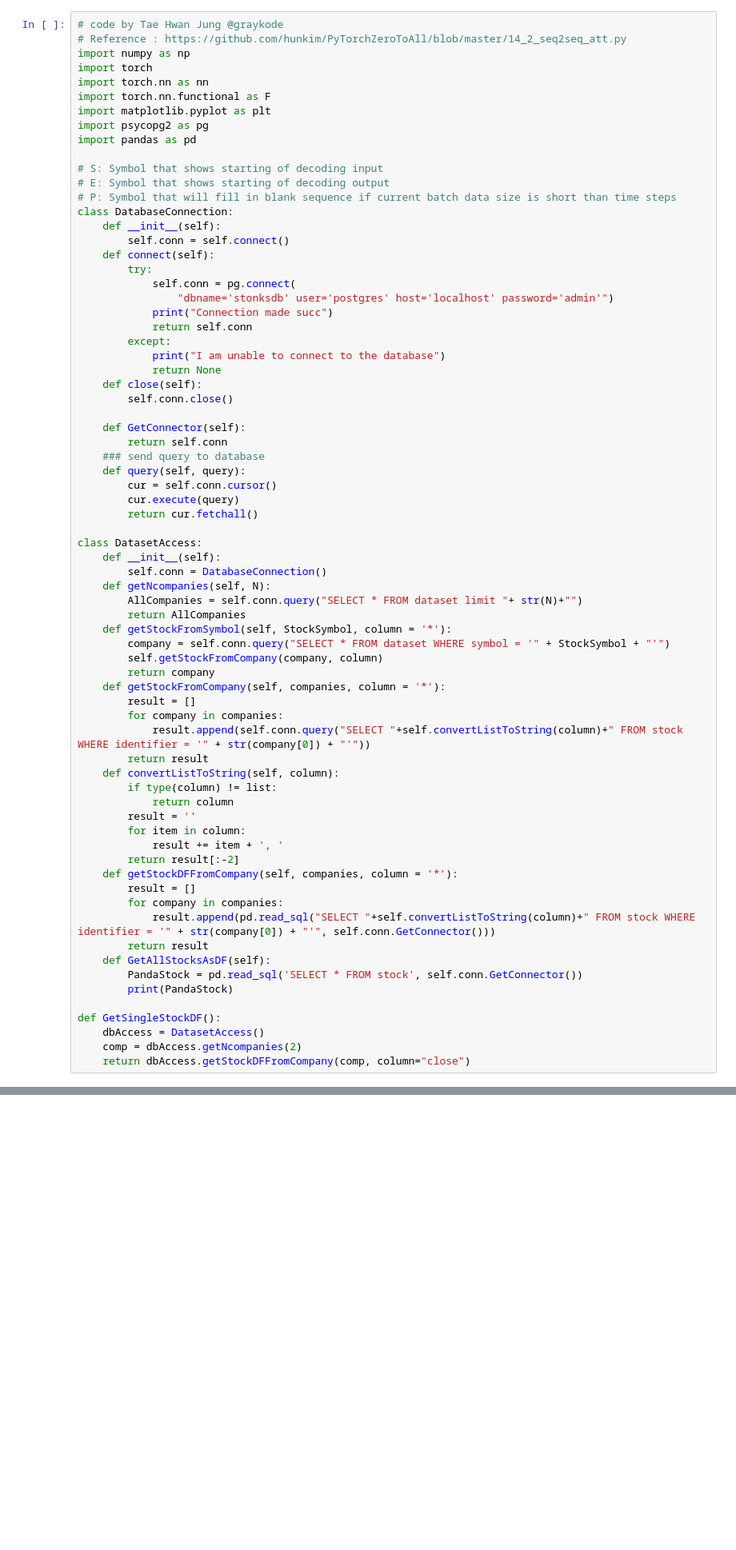
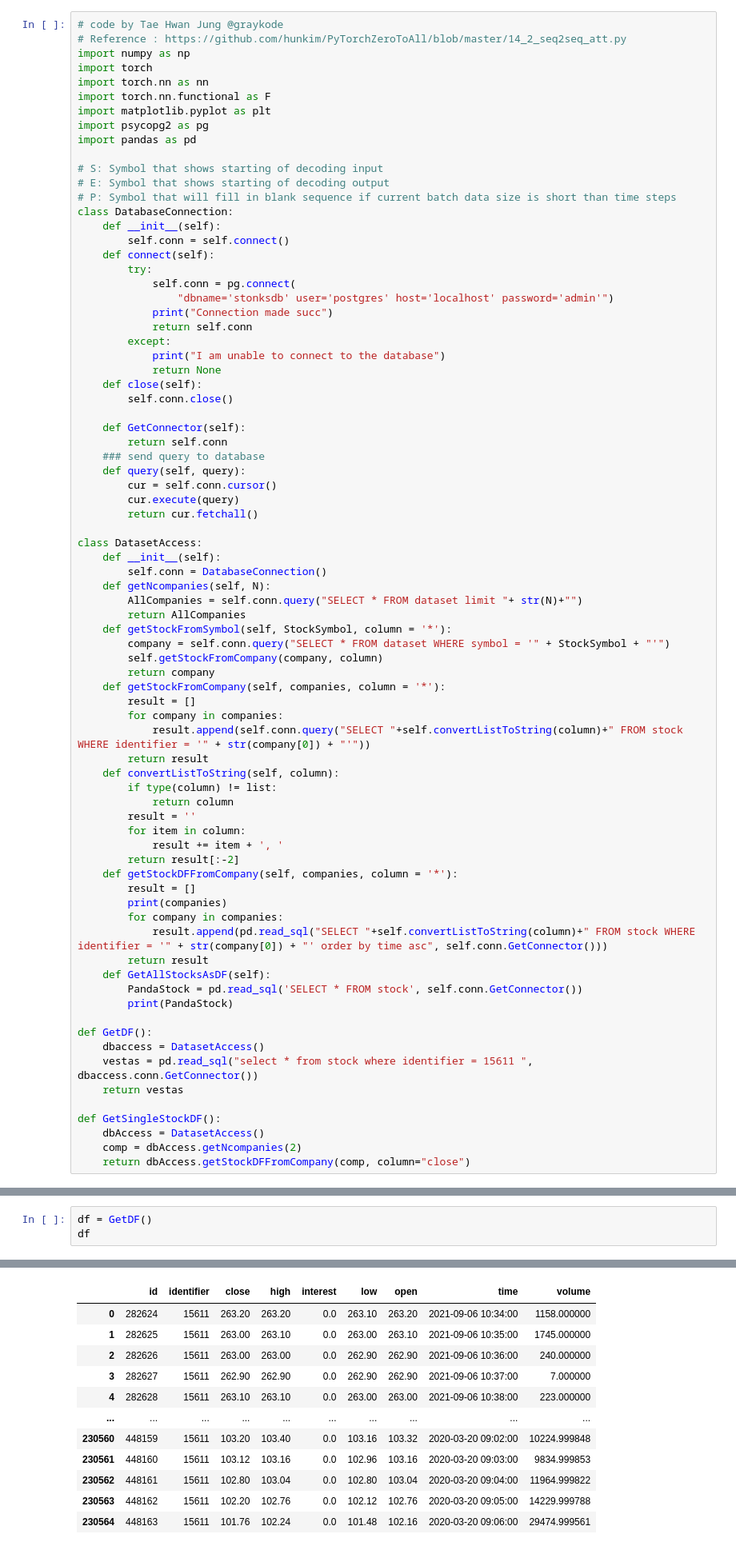
Before and after one commit to Biksbois/BiksStonks, a Jupyter notebook: Forcasting_Models/LSTM/Seq2Seq(Attention).ipynb, the cells around one changed output, grey strips where cells are left out. Shown at 80% size. Saved outputs shown, nothing was run; the diff lists cells and outputs as text; blank space fills up the shorter version.

```diff
--- a/Forcasting_Models/LSTM/Seq2Seq(Attention).ipynb
+++ b/Forcasting_Models/LSTM/Seq2Seq(Attention).ipynb
@@ -59,13 +59,19 @@ class DatasetAccess:
         return result[:-2]
     def getStockDFFromCompany(self, companies, column = '*'):
         result = []
+        print(companies)
         for company in companies:
-            result.append(pd.read_sql("SELECT "+self.convertListToString(column)+" FROM stock WHERE identifier = '" + str(company[0]) + "'", self.conn.GetConnector()))
+            result.append(pd.read_sql("SELECT "+self.convertListToString(column)+" FROM stock WHERE identifier = '" + str(company[0]) + "' order by time asc", self.conn.GetConnector()))
         return result
     def GetAllStocksAsDF(self):
         PandaStock = pd.read_sql('SELECT * FROM stock', self.conn.GetConnector())
         print(PandaStock)
 
+def GetDF():
+    dbaccess = DatasetAccess()
+    vestas = pd.read_sql("select * from stock where identifier = 15611 ", dbaccess.conn.GetConnector())
+    return vestas
+
 def GetSingleStockDF():
     dbAccess = DatasetAccess()
     comp = dbAccess.getNcompanies(2)
@@ -214,0 +302,4 @@ Epoch: 2000 cost = 28559.324219
+# %%
+df = GetDF()
+df
+# %% [output]
@@ -214,0 +307,12 @@ Epoch: 2000 cost = 28559.324219
+|  | id | identifier | close | high | interest | low | open | time | volume |
+| 0 | 282624 | 15611 | 263.20 | 263.20 | 0.0 | 263.10 | 263.20 | 2021-09-06 10:34:00 | 1158.000000 |
+| 1 | 282625 | 15611 | 263.00 | 263.10 | 0.0 | 263.00 | 263.10 | 2021-09-06 10:35:00 | 1745.000000 |
+| 2 | 282626 | 15611 | 263.00 | 263.00 | 0.0 | 262.90 | 262.90 | 2021-09-06 10:36:00 | 240.000000 |
+| 3 | 282627 | 15611 | 262.90 | 262.90 | 0.0 | 262.90 | 262.90 | 2021-09-06 10:37:00 | 7.000000 |
+| 4 | 282628 | 15611 | 263.10 | 263.10 | 0.0 | 263.00 | 263.00 | 2021-09-06 10:38:00 | 223.000000 |
+| ... | ... | ... | ... | ... | ... | ... | ... | ... | ... |
+| 230560 | 448159 | 15611 | 103.20 | 103.40 | 0.0 | 103.16 | 103.32 | 2020-03-20 09:02:00 | 10224.999848 |
+| 230561 | 448160 | 15611 | 103.12 | 103.16 | 0.0 | 102.96 | 103.16 | 2020-03-20 09:03:00 | 9834.999853 |
+| 230562 | 448161 | 15611 | 102.80 | 103.04 | 0.0 | 102.80 | 103.04 | 2020-03-20 09:04:00 | 11964.999822 |
+| 230563 | 448162 | 15611 | 102.20 | 102.76 | 0.0 | 102.12 | 102.76 | 2020-03-20 09:05:00 | 14229.999788 |
+| 230564 | 448163 | 15611 | 101.76 | 102.24 | 0.0 | 101.48 | 102.16 | 2020-03-20 09:06:00 | 29474.999561 |
```
Also changed, not shown: parts of 15 cells of this notebook, 1 other file.
